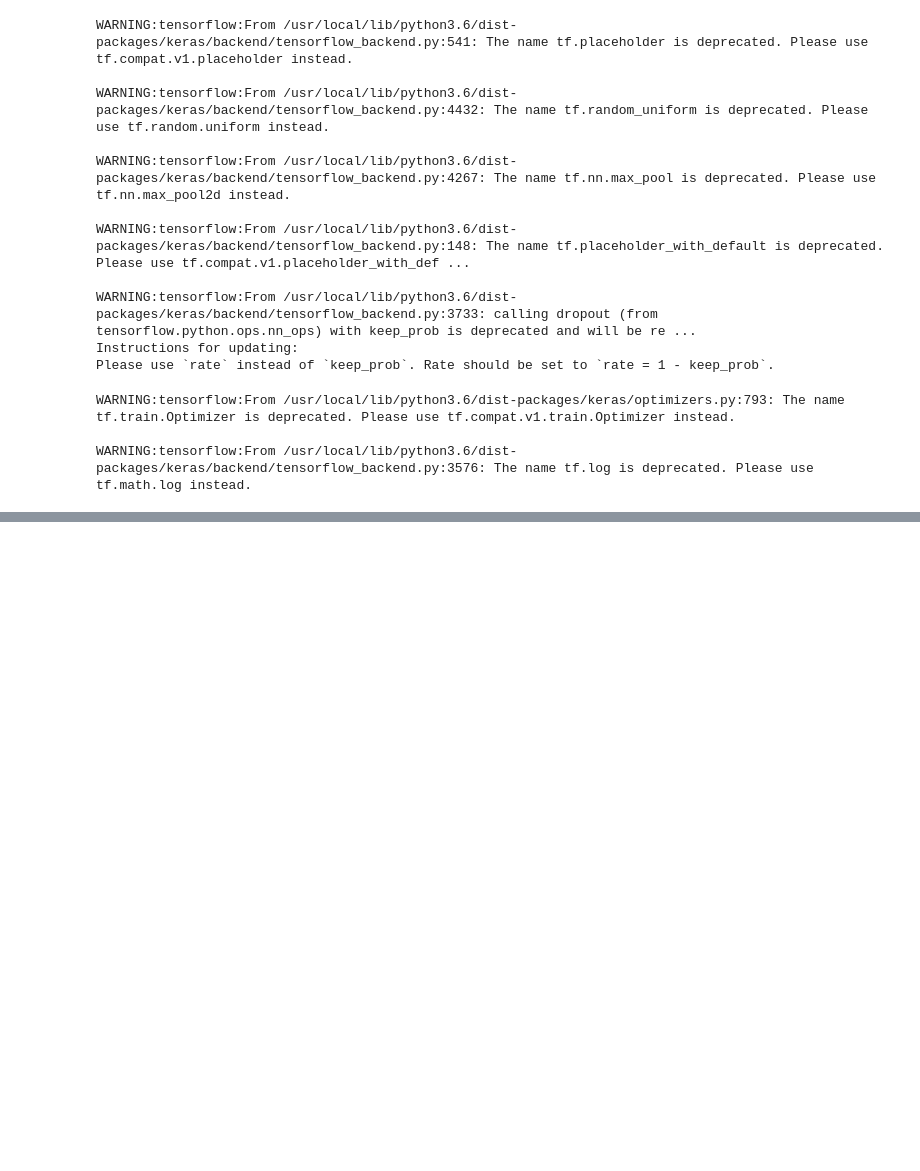
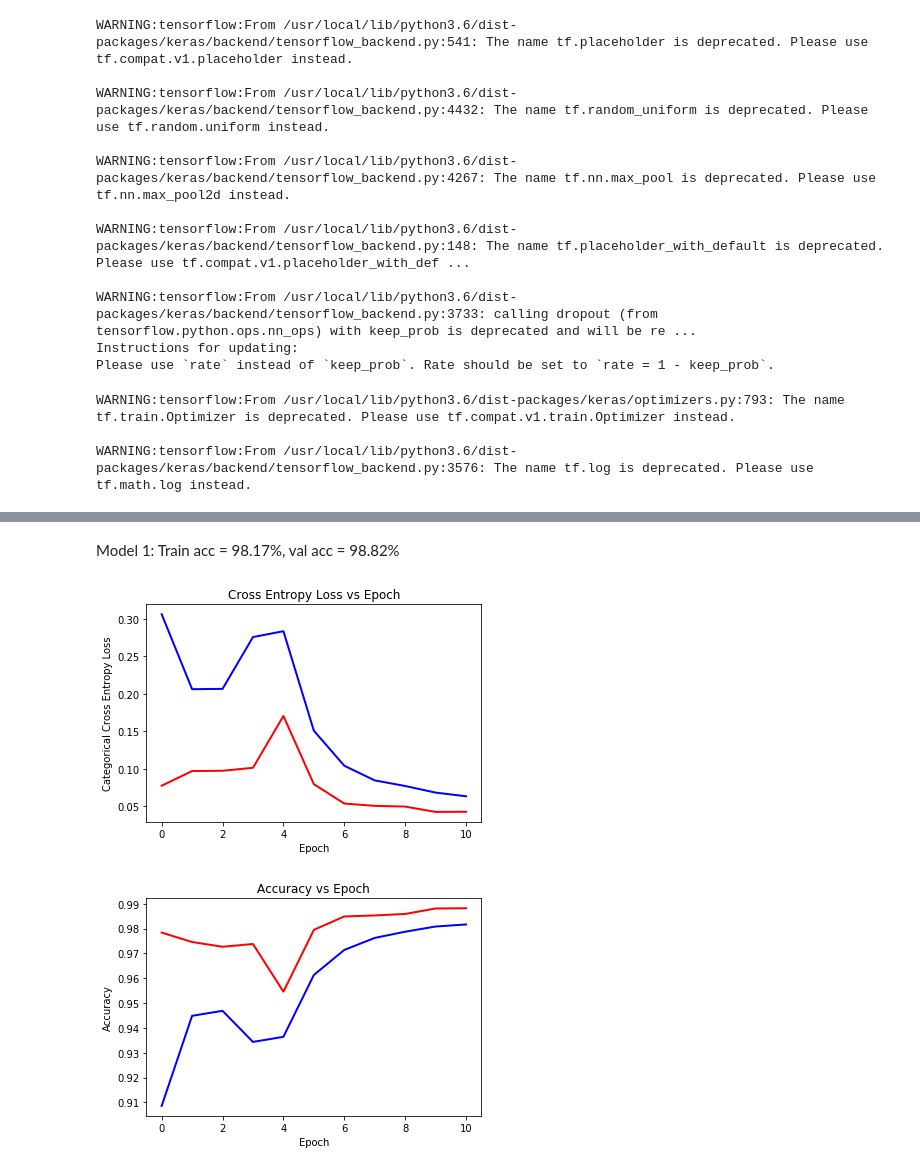
Before and after one commit to wnam98/AIFinalProject, a Jupyter notebook: q1/question1_part2.ipynb, the cells around one changed output, grey strips where cells are left out. Cells and saved outputs as stored; diff of their text form; code cells hidden in the pictures; blank space fills up the shorter version.

```diff
--- a/q1/question1_part2.ipynb
+++ b/q1/question1_part2.ipynb
@@ -18,7 +21,7 @@ img_rows, img_cols = 28, 28
 num_classes = 10
 
 # the data, split between train and test sets
-(x_train, y_train), (x_test, y_test) = mnist.load_data()
+(x_train, y_train_num), (x_test, y_test_num) = mnist.load_data()
 
 
 x_train = x_train.reshape(x_train.shape[0], img_rows, img_cols, 1)
@@ -30,8 +33,8 @@ x_test = x_test.astype('float32')
 x_train /= 255
 x_test /= 255
 
-y_train = keras.utils.to_categorical(y_train, num_classes)
-y_test = keras.utils.to_categorical(y_test, num_classes)
+y_train = keras.utils.to_categorical(y_train_num, num_classes)
+y_test = keras.utils.to_categorical(y_test_num, num_classes)
 # %%
 #hyper_parameters
 batch_size = 64
@@ -211,3 +216,31 @@ Epoch 11/11
+# %% [markdown]
+Model 1: Train acc = 98.17%, val acc = 98.82%
+# %%
+train_loss = history.history['loss']
+val_loss   = history.history['val_loss']
+train_acc  = history.history['acc']
+val_acc    = history.history['val_acc']
+
+# Plot loss
+fig = plt.figure()
+plt.plot(train_loss, color='blue', linewidth=2)
+plt.plot(val_loss, color='red', linewidth=2)
+plt.title("Cross Entropy Loss vs Epoch")
+plt.ylabel("Categorical Cross Entropy Loss")
+plt.xlabel("Epoch")
+plt.show()
+
+# Plot accuracy
+fig = plt.figure()
+plt.plot(train_acc, color='blue', linewidth=2)
+plt.plot(val_acc, color='red', linewidth=2)
+plt.title("Accuracy vs Epoch")
+plt.ylabel("Accuracy")
+plt.xlabel("Epoch")
+plt.show()
+# %% [output]
+[figure, added]
+[figure, added]
 # %%
 from keras.callbacks import ReduceLROnPlateau
 
```
Also changed, not shown: parts of 16 cells of this notebook.
